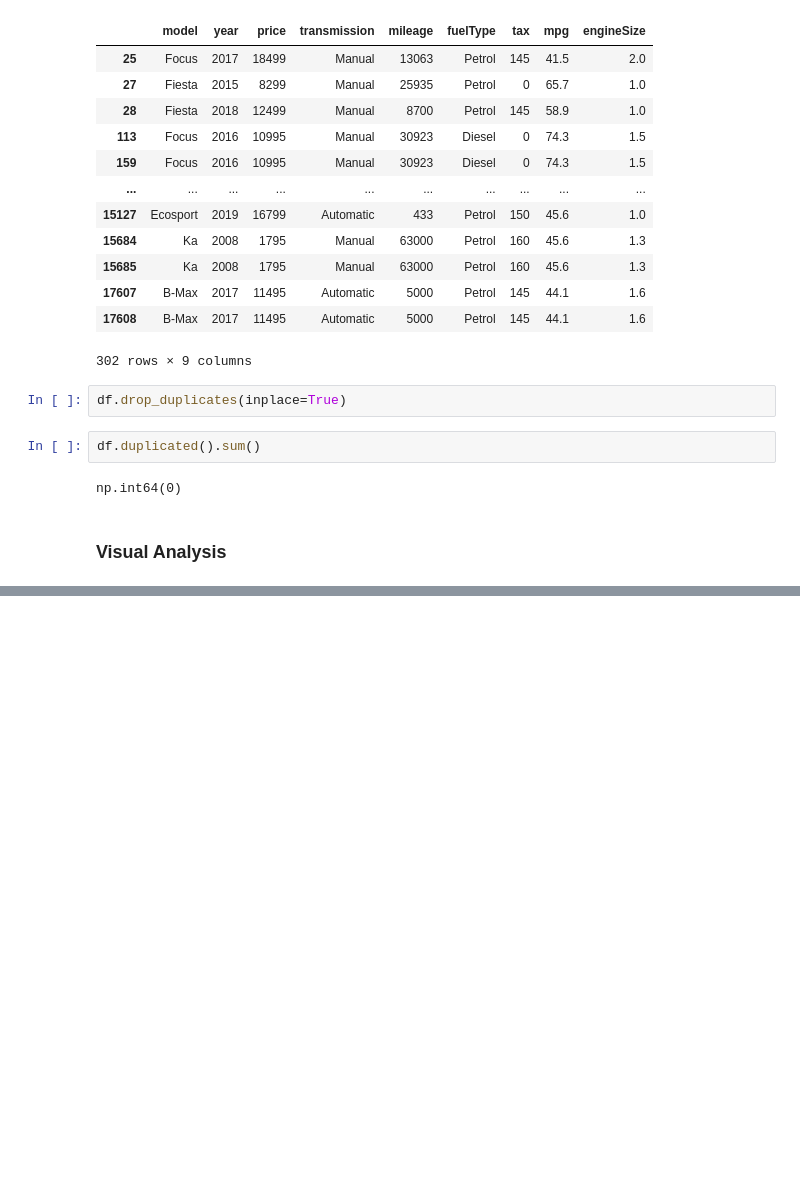
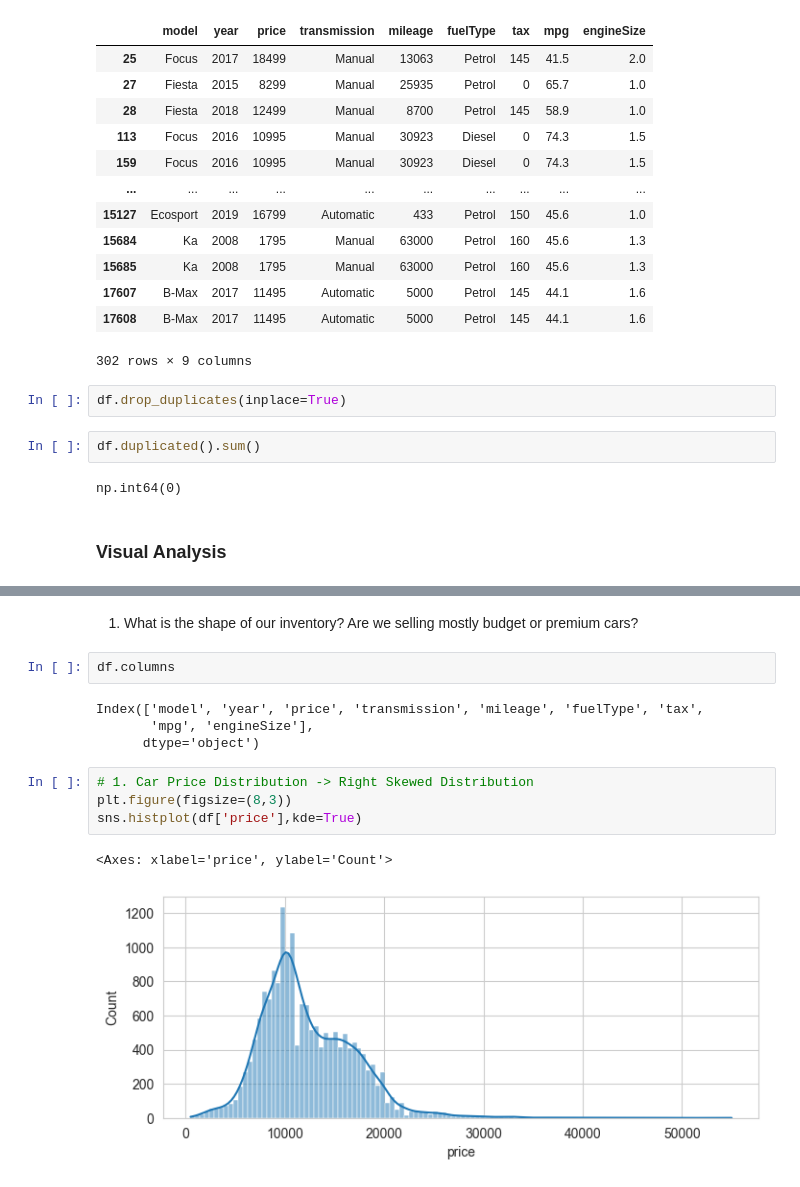
Before and after one commit to adarsh-singh106/Road-To-ML, a Jupyter notebook: Week - 2/02-Ford-Price-Prediction.ipynb, the cells around one changed output, grey strips where cells are left out. Drawn from its saved outputs; the diff is of its cells as text; blank space fills up the shorter version.

```diff
--- a/Week - 2/02-Ford-Price-Prediction.ipynb
+++ b/Week - 2/02-Ford-Price-Prediction.ipynb
@@ -282,0 +236,15 @@ for col in cat_col:
+# %% [markdown]
+1. What is the shape of our inventory? Are we selling mostly budget or premium cars?
+# %%
+df.columns
+# %% [output]
+Index(['model', 'year', 'price', 'transmission', 'mileage', 'fuelType', 'tax',
+       'mpg', 'engineSize'],
+      dtype='object')
+# %%
+# 1. Car Price Distribution -> Right Skewed Distribution
+plt.figure(figsize=(8,3))
+sns.histplot(df['price'],kde=True)
+# %% [output]
+<Axes: xlabel='price', ylabel='Count'>
+[figure, added]
```
Also changed, not shown: parts of 7 cells of this notebook.
